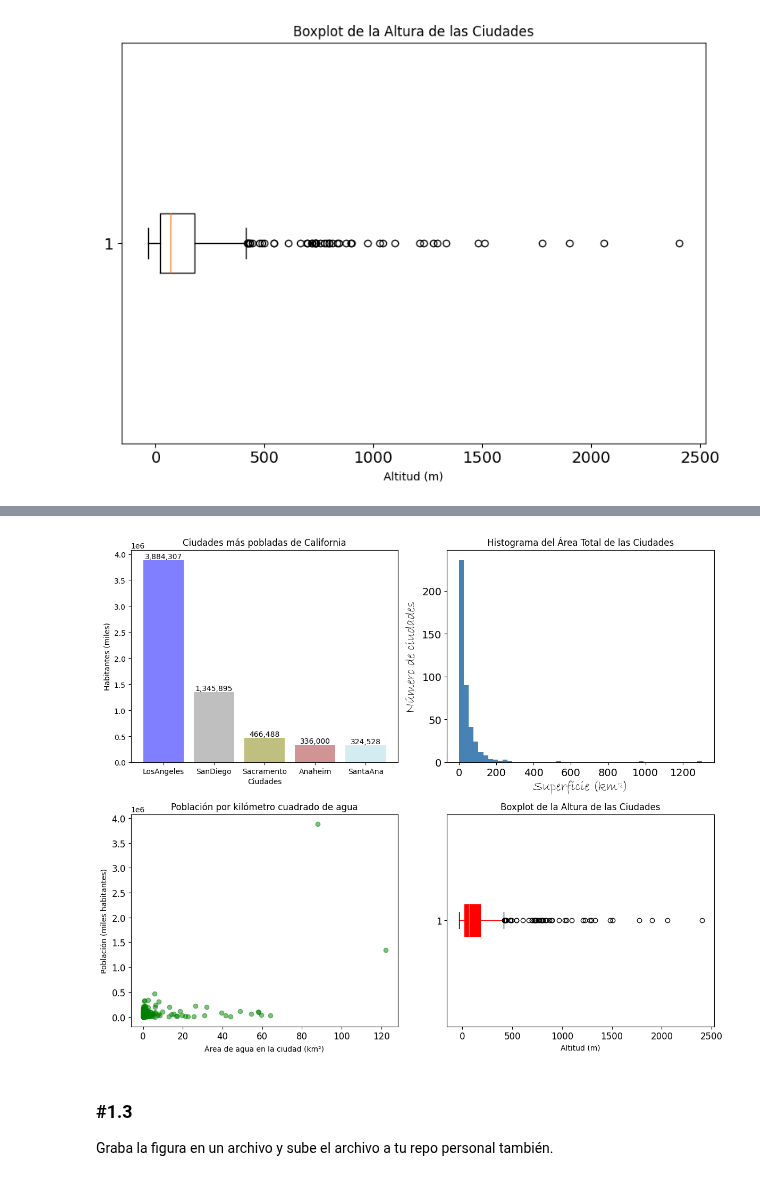
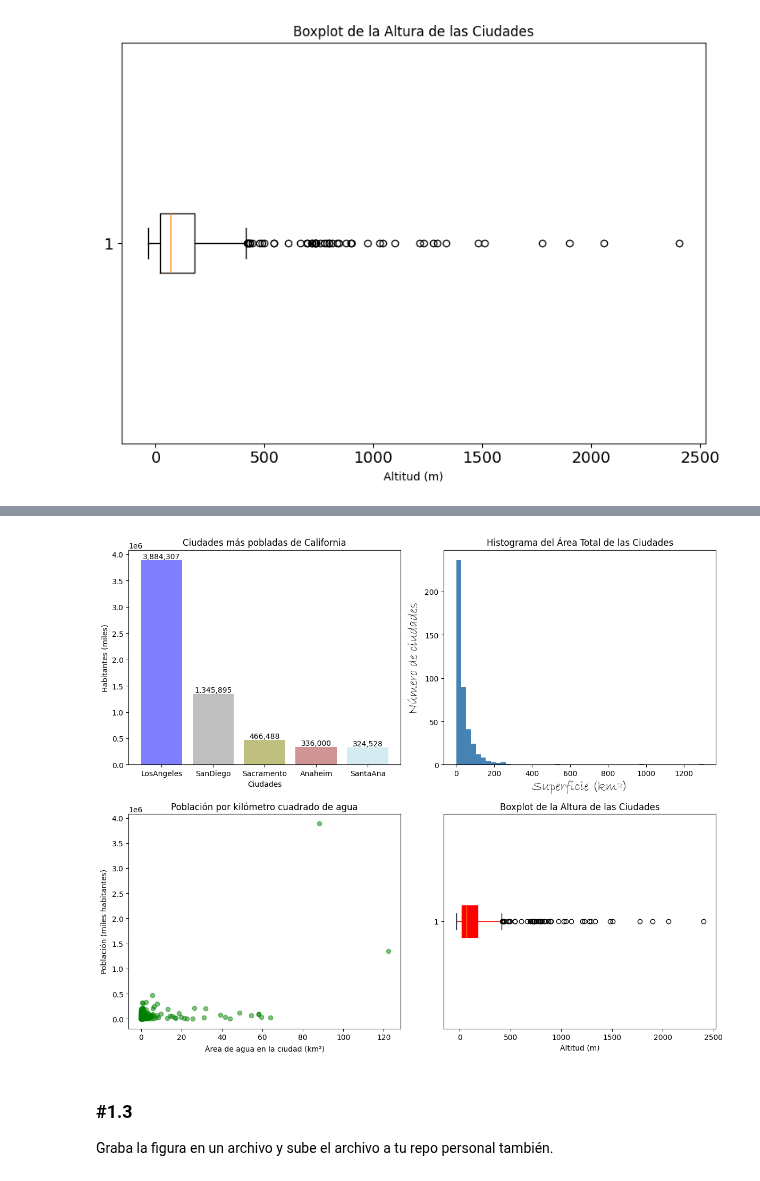
Before and after one commit to mariasanvals/DS_Online_Feb24_Exercises, a Jupyter notebook: 03_Analisis_de_Datos/Sprint_08/Unidad_01/Practica_Obligatoria/18_Practica_Obligatoria_Visualizacion_Basica.ipynb, the cells around one changed output, grey strips where cells are left out. Saved outputs shown, nothing was run; the diff lists cells and outputs as text; code cells hidden in the pictures.

```diff
--- a/03_Analisis_de_Datos/Sprint_08/Unidad_01/Practica_Obligatoria/18_Practica_Obligatoria_Visualizacion_Basica.ipynb
+++ b/03_Analisis_de_Datos/Sprint_08/Unidad_01/Practica_Obligatoria/18_Practica_Obligatoria_Visualizacion_Basica.ipynb
@@ -169,38 +165,34 @@ colors = ['blue', 'gray', 'olive', 'brown', 'lightblue']
 top_ciudades = df.nlargest(5, 'population_total')
 axs[0, 0].bar(top_ciudades['city'], top_ciudades['population_total'], color=colors, alpha=0.5)
 for i, (ciudad, poblacion) in enumerate(zip(top_ciudades['city'], top_ciudades['population_total'])):
     axs[0, 0].text(ciudad, poblacion, f"{poblacion:,}", ha='center', va='bottom')
 axs[0, 0].set_xlabel("Ciudades")
 axs[0, 0].set_ylabel('Habitantes (miles)')
 axs[0, 0].set_title('Ciudades más pobladas de California')
 axs[0, 0].tick_params(axis='x', rotation=360) # Rotar las etiquetas del eje x
-axs[0, 0].tick_params(axis='both', labelsize=10) # Tamaño de las etiquetas
 
 # Segundo gráfico: en la posición 0,1
 axs[0, 1].hist(df['area_total_km2'], bins=50, color='steelblue', label="Hist Area")
 axs[0, 1].set_xlabel('Superficie (km²)',  fontname = "Bradley Hand itc", fontsize=18)
 axs[0, 1].set_ylabel('Número de ciudades',  fontname = "Bradley Hand itc", fontsize=18)
 axs[0, 1].set_title('Histograma del Área Total de las Ciudades')
-axs[0, 1].tick_params(axis='both', labelsize=14) # Tamaño de las etiquetas
 
 # Tercer gráfico: en la posición 1, 0
 axs[1, 0].scatter(df['area_water_km2'], df['population_total'], color='green', alpha=0.5)
 axs[1, 0].set_xlabel('Área de agua en la ciudad (km²)')
 axs[1, 0].set_ylabel('Población (miles habitantes)')
 axs[1, 0].set_title('Población por kilómetro cuadrado de agua')
-axs[1, 0].tick_params(axis='both', labelsize=12) # Tamaño de las etiquetas
 
 # Cuarto gráfico: en la posición 1,1
 axs[1, 1].boxplot(df['elevation_m'], vert=False, patch_artist=True, boxprops=dict(facecolor="red", color="red"), whiskerprops=dict(color="red"))
 axs[1, 1].set_xlabel('Altitud (m)')
 axs[1, 1].set_title('Boxplot de la Altura de las Ciudades')
-axs[1, 1].tick_params(axis='both', labelsize=12) # Tamaño de las etiquetas
 
 # Ajustar el diseño y mostrar la figura
 plt.tight_layout()
 plt.show()
 # %% [output]
-[figure, old version]
+[figure, new version]
 # %% [markdown]
 ### #1.3
 
```
Also changed, not shown: parts of 2 cells of this notebook, 1 other file.
